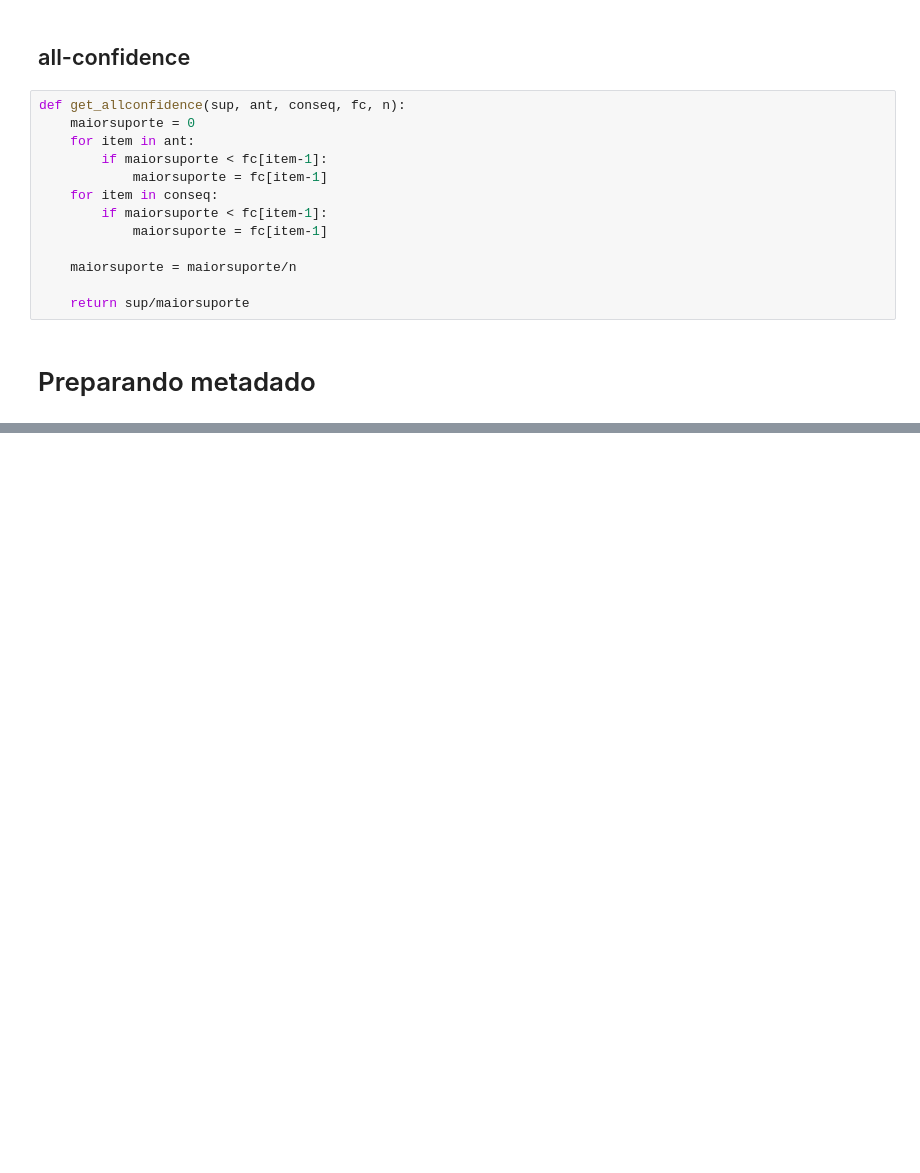
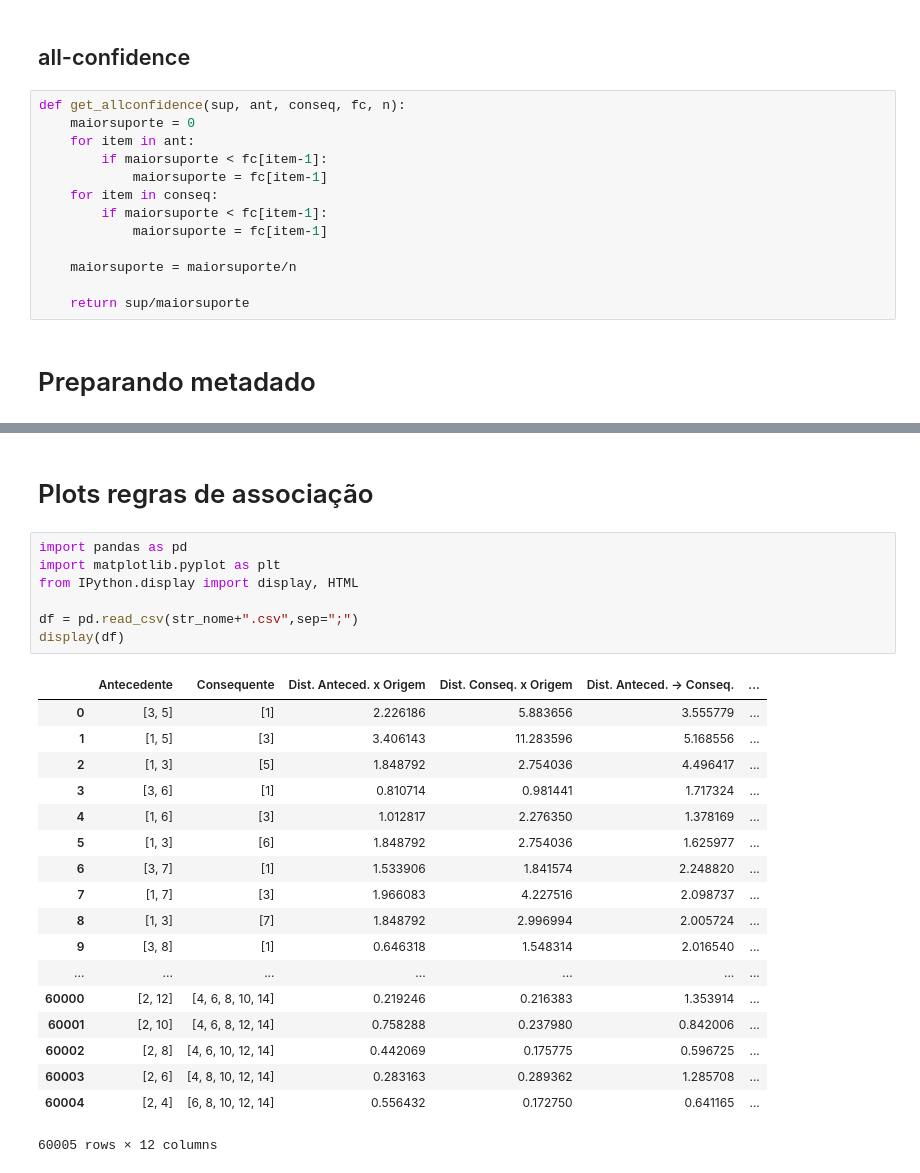
Before and after one commit to altobellibm/CEDERJ_2019_ALEX_SOUZA_E_JOSE_SAMPAIO, a Jupyter notebook: distancia_itens/VisualScaling.ipynb, the cells around one changed output, grey strips where cells are left out. Cells and saved outputs as stored; diff of their text form; blank space fills up the shorter version.

```diff
--- a/distancia_itens/VisualScaling.ipynb
+++ b/distancia_itens/VisualScaling.ipynb
@@ -307,3 +307,31 @@ for linha_regra in arq_regras:
 
 arq_regras.close()
 arq_metadado.close()
+# %% [markdown]
+# Plots regras de associação
+# %%
+import pandas as pd
+import matplotlib.pyplot as plt
+from IPython.display import display, HTML
+
+df = pd.read_csv(str_nome+".csv",sep=";")
+display(df)
+# %% [output]
+|  | Antecedente | Consequente | Dist. Anteced. x Origem | Dist. Conseq. x Origem | Dist. Anteced. -> Conseq. | ... |
+| 0 | [3, 5] | [1] | 2.226186 | 5.883656 | 3.555779 | ... |
+| 1 | [1, 5] | [3] | 3.406143 | 11.283596 | 5.168556 | ... |
+| 2 | [1, 3] | [5] | 1.848792 | 2.754036 | 4.496417 | ... |
+| 3 | [3, 6] | [1] | 0.810714 | 0.981441 | 1.717324 | ... |
+| 4 | [1, 6] | [3] | 1.012817 | 2.276350 | 1.378169 | ... |
+| 5 | [1, 3] | [6] | 1.848792 | 2.754036 | 1.625977 | ... |
+| 6 | [3, 7] | [1] | 1.533906 | 1.841574 | 2.248820 | ... |
+| 7 | [1, 7] | [3] | 1.966083 | 4.227516 | 2.098737 | ... |
+| 8 | [1, 3] | [7] | 1.848792 | 2.996994 | 2.005724 | ... |
+| 9 | [3, 8] | [1] | 0.646318 | 1.548314 | 2.016540 | ... |
+| ... | ... | ... | ... | ... | ... | ... |
+| 60000 | [2, 12] | [4, 6, 8, 10, 14] | 0.219246 | 0.216383 | 1.353914 | ... |
+| 60001 | [2, 10] | [4, 6, 8, 12, 14] | 0.758288 | 0.237980 | 0.842006 | ... |
+| 60002 | [2, 8] | [4, 6, 10, 12, 14] | 0.442069 | 0.175775 | 0.596725 | ... |
+| 60003 | [2, 6] | [4, 8, 10, 12, 14] | 0.283163 | 0.289362 | 1.285708 | ... |
+| 60004 | [2, 4] | [6, 8, 10, 12, 14] | 0.556432 | 0.172750 | 0.641165 | ... |
+60005 rows × 12 columns
```
Also changed, not shown: parts of 12 cells of this notebook, 4 other files.
